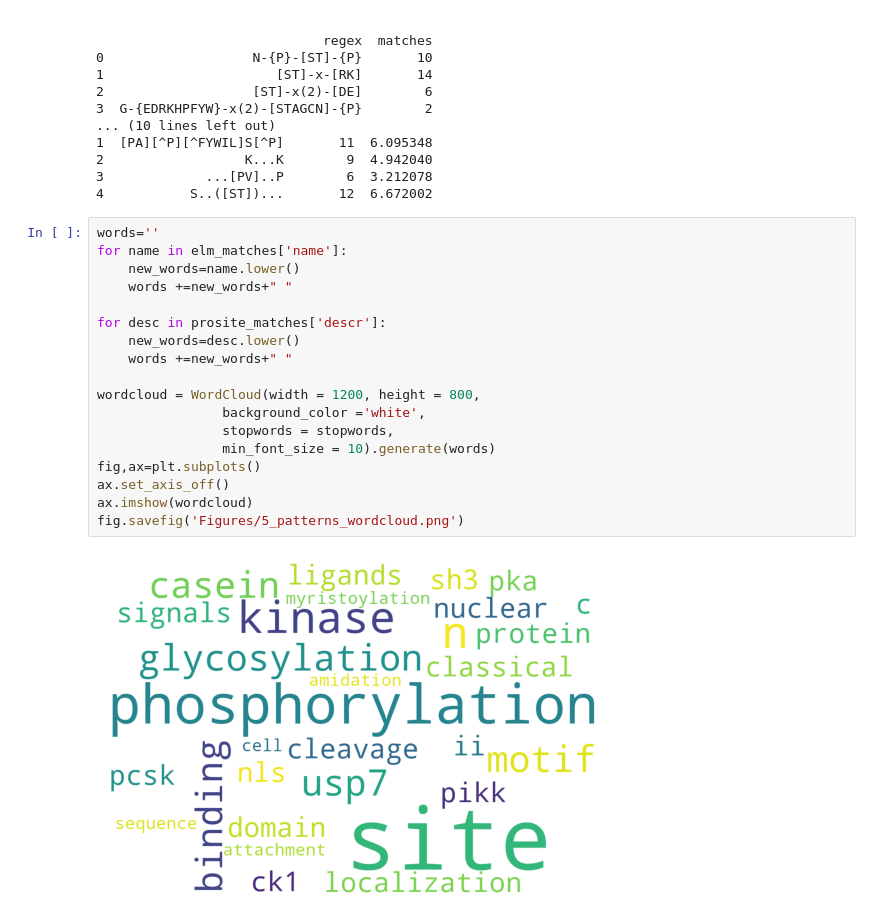
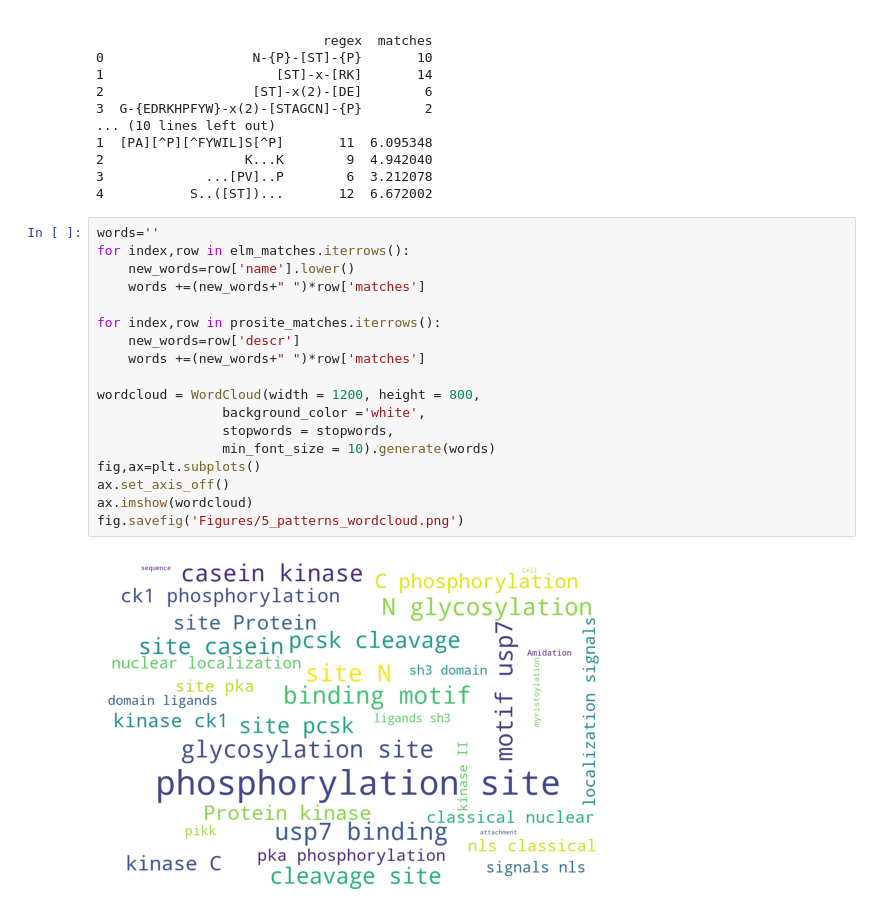
Before and after one commit to Elisa-blip/Bio_Data_Final_Project, a Jupyter notebook: Final_project_code.ipynb, the cells around one changed output. Drawn from its saved outputs; the diff is of its cells as text.

```diff
--- a/Final_project_code.ipynb
+++ b/Final_project_code.ipynb
@@ -1404,21 +1404,21 @@ print(elm_matches.head())
 4           S..([ST])...       12  6.672002
 # %%
 words=''
-for name in elm_matches['name']:
-    new_words=name.lower()
-    words +=new_words+" "
+for index,row in elm_matches.iterrows():
+    new_words=row['name'].lower()
+    words +=(new_words+" ")*row['matches']
 
-for desc in prosite_matches['descr']:
-    new_words=desc.lower()
-    words +=new_words+" "
+for index,row in prosite_matches.iterrows():
+    new_words=row['descr']
+    words +=(new_words+" ")*row['matches']
 
 wordcloud = WordCloud(width = 1200, height = 800,
                 background_color ='white',
                 stopwords = stopwords,
                 min_font_size = 10).generate(words)
 fig,ax=plt.subplots()
 ax.set_axis_off()
 ax.imshow(wordcloud)
 fig.savefig('Figures/5_patterns_wordcloud.png')
 # %% [output]
-[figure, old version]
+[figure, new version]
```
